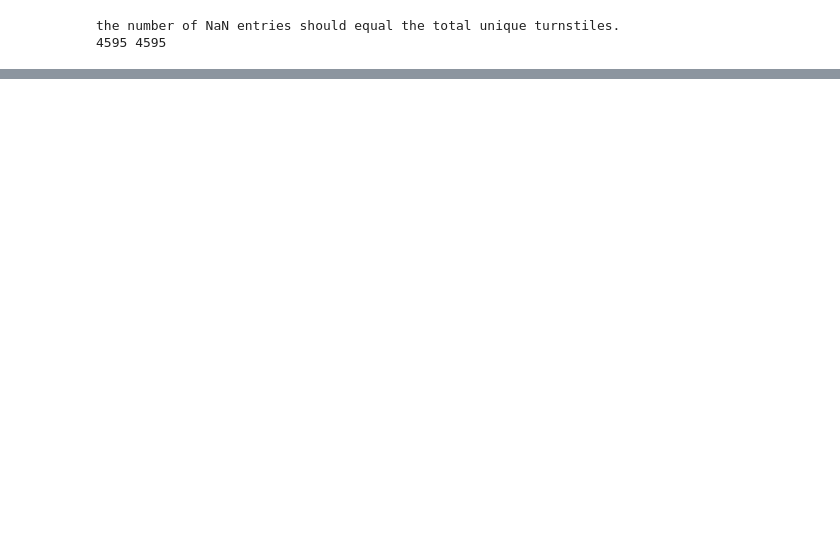
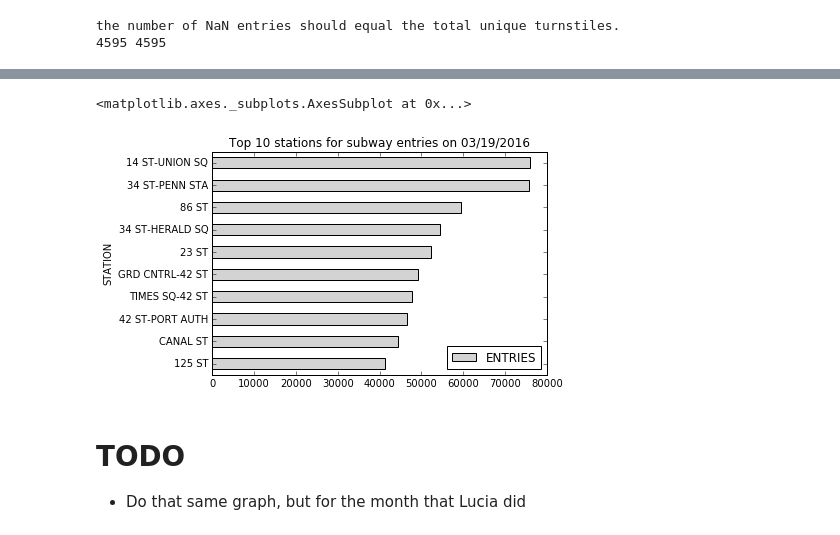
Before and after one commit to patricknieto/MTA-analysis, a Jupyter notebook: ian-benson-pandas.ipynb, the cells around one changed output, grey strips where cells are left out. Saved outputs shown, nothing was run; the diff lists cells and outputs as text; code cells hidden in the pictures; blank space fills up the shorter version.

Commit message:
Make daily top 10 graph

```diff
--- a/ian-benson-pandas.ipynb
+++ b/ian-benson-pandas.ipynb
@@ -134,0 +96,18 @@ tenth_row_station_dt
+# %%
+# group by station name and datetime,
+station_time_groupby = data.groupby(['STATION','DATETIME','DATE'], as_index=False)
+
+station_period_totals = station_time_groupby[['ENTRIES_DIFF', 'EXITS_DIFF']].sum()
+
+def remove_suffix(col_name):
+    first_underscore = col_name.find('_')
+    if first_underscore != -1:
+        return col_name[:first_underscore]
+    return col_name
+
+# rename the columns, dropping everything after and including the first underscore
+station_period_totals.columns = [remove_suffix(column) for column in station_period_totals.columns]
+
+# drop NaN
+station_period_totals.dropna(inplace=True)
+station_period_totals.head()
@@ -134,0 +121,3 @@ tenth_row_station_dt
+# %%
+daily_station_totals = station_period_totals.drop('DATETIME', axis=1).groupby(['STATION','DATE'], as_index=False).sum()
+daily_station_totals.head()
@@ -134,0 +131,5 @@ tenth_row_station_dt
+# %%
+# find top stations for ENTRIES on date of interest
+date_of_interest = '03/19/2016'
+top_daily_entries = daily_station_totals[daily_station_totals['DATE'] == date_of_interest].sort_values(by='ENTRIES', ascending=False).head(10)
+top_daily_entries
@@ -134,0 +148,13 @@ tenth_row_station_dt
+# %%
+
+top_daily_entries.sort_values(by='ENTRIES', ascending=True).plot.barh(x='STATION',
+    y='ENTRIES',
+    title='Top 10 stations for subway entries on %s' % date_of_interest,
+    color='lightgrey',
+    legend=True)
+# %% [output]
+<matplotlib.axes._subplots.AxesSubplot at 0x...>
+[figure, added]
+# %% [markdown]
+# TODO
+* Do that same graph, but for the month that Lucia did
```
Also changed, not shown: parts of 13 cells of this notebook.
